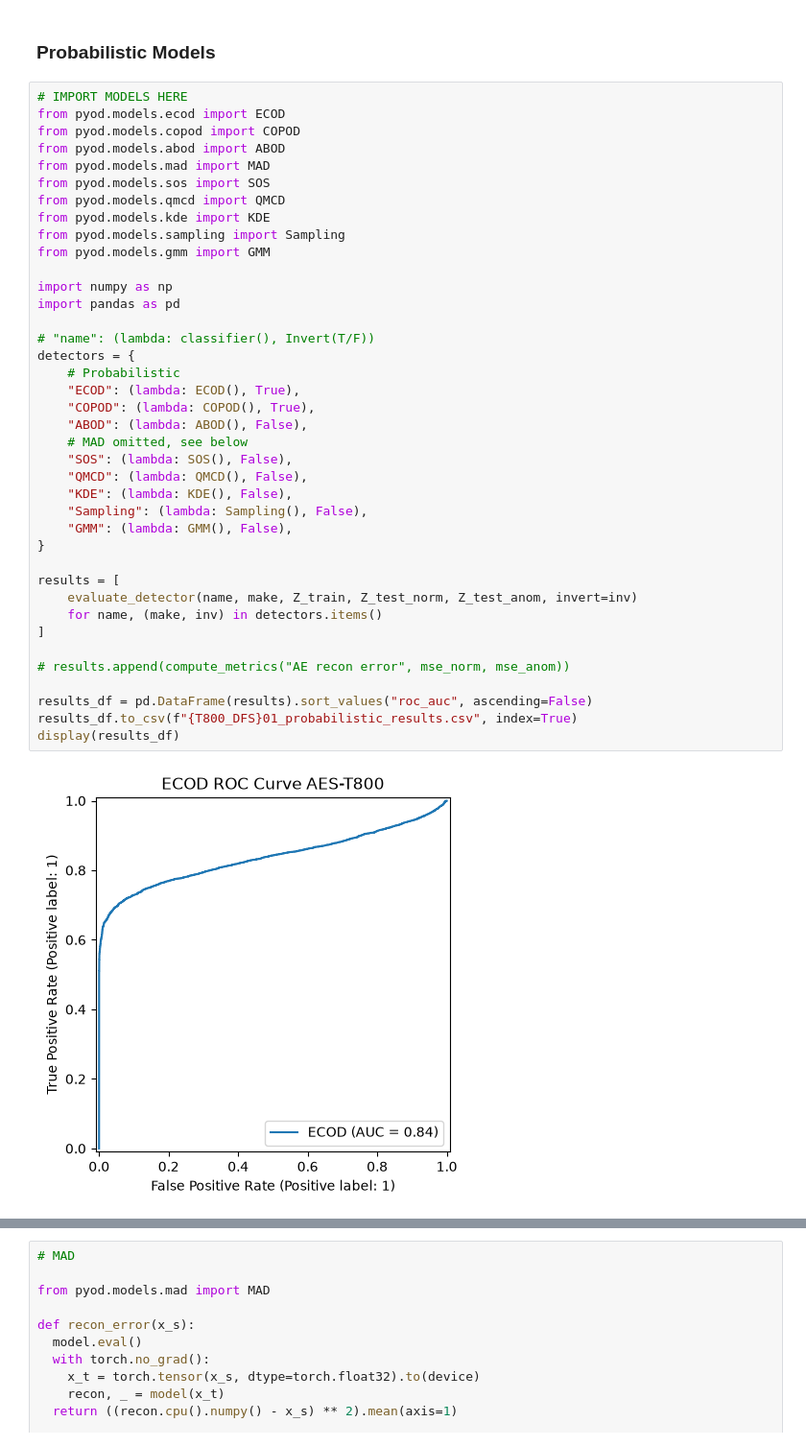
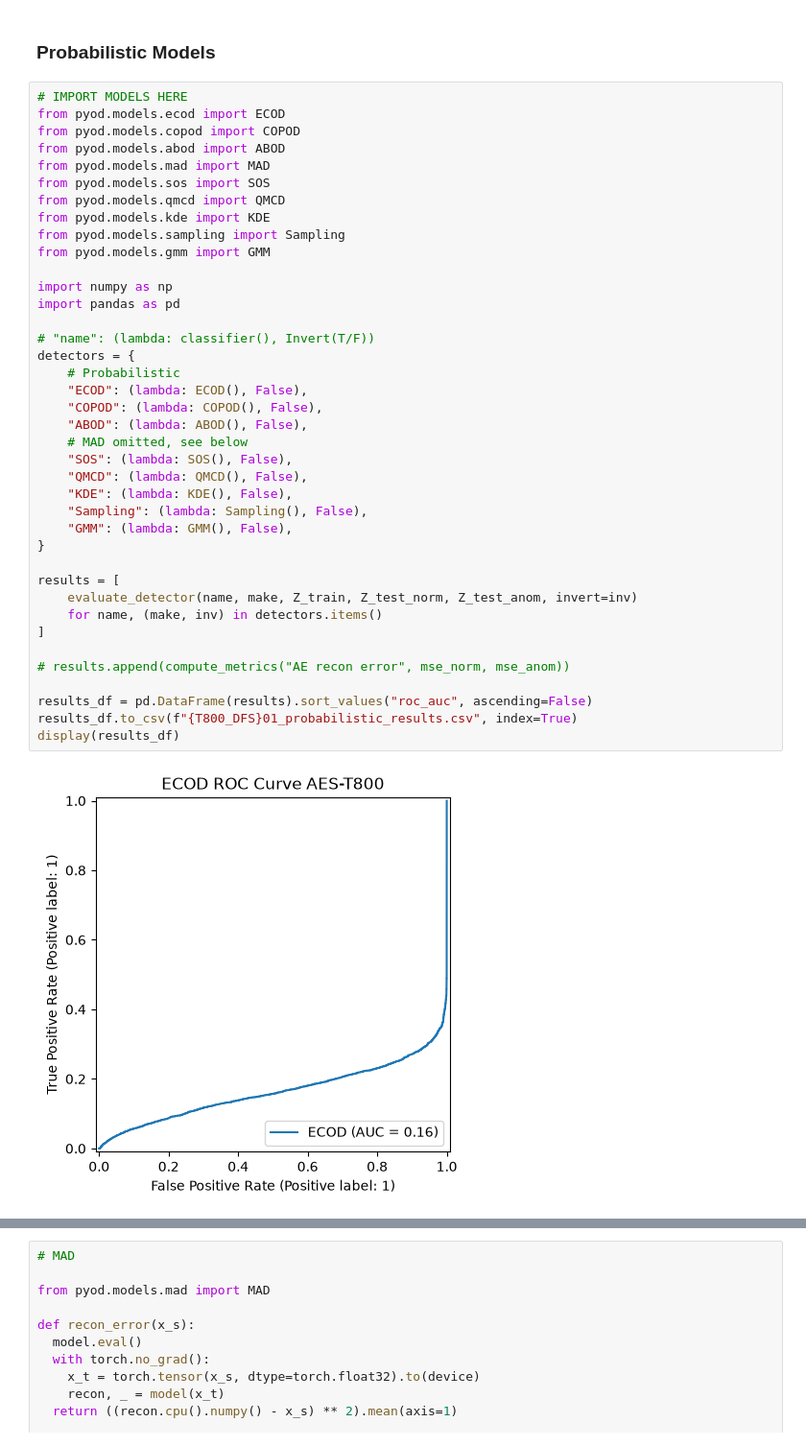
Before and after one commit to ericnmt/htd-benchmarking, a Jupyter notebook: notebooks/T800-HT-ML-Pipeline.ipynb, the cells around one changed output, grey strips where cells are left out. Shown at 96% size. Saved outputs shown, nothing was run; the diff lists cells and outputs as text.

```diff
--- a/notebooks/T800-HT-ML-Pipeline.ipynb
+++ b/notebooks/T800-HT-ML-Pipeline.ipynb
@@ -477,33 +477,33 @@ from pyod.models.qmcd import QMCD
 from pyod.models.kde import KDE
 from pyod.models.sampling import Sampling
 from pyod.models.gmm import GMM
 
 import numpy as np
 import pandas as pd
 
 # "name": (lambda: classifier(), Invert(T/F))
 detectors = {
     # Probabilistic
-    "ECOD": (lambda: ECOD(), True),
-    "COPOD": (lambda: COPOD(), True),
+    "ECOD": (lambda: ECOD(), False),
+    "COPOD": (lambda: COPOD(), False),
     "ABOD": (lambda: ABOD(), False),
     # MAD omitted, see below
     "SOS": (lambda: SOS(), False),
     "QMCD": (lambda: QMCD(), False),
     "KDE": (lambda: KDE(), False),
     "Sampling": (lambda: Sampling(), False),
     "GMM": (lambda: GMM(), False),
 }
 
 results = [
     evaluate_detector(name, make, Z_train, Z_test_norm, Z_test_anom, invert=inv)
     for name, (make, inv) in detectors.items()
 ]
 
 # results.append(compute_metrics("AE recon error", mse_norm, mse_anom))
 
 results_df = pd.DataFrame(results).sort_values("roc_auc", ascending=False)
 results_df.to_csv(f"{T800_DFS}01_probabilistic_results.csv", index=True)
 display(results_df)
 # %% [output]
-[figure, old version]
+[figure, new version]
```
Also changed, not shown: parts of 9 cells of this notebook.
